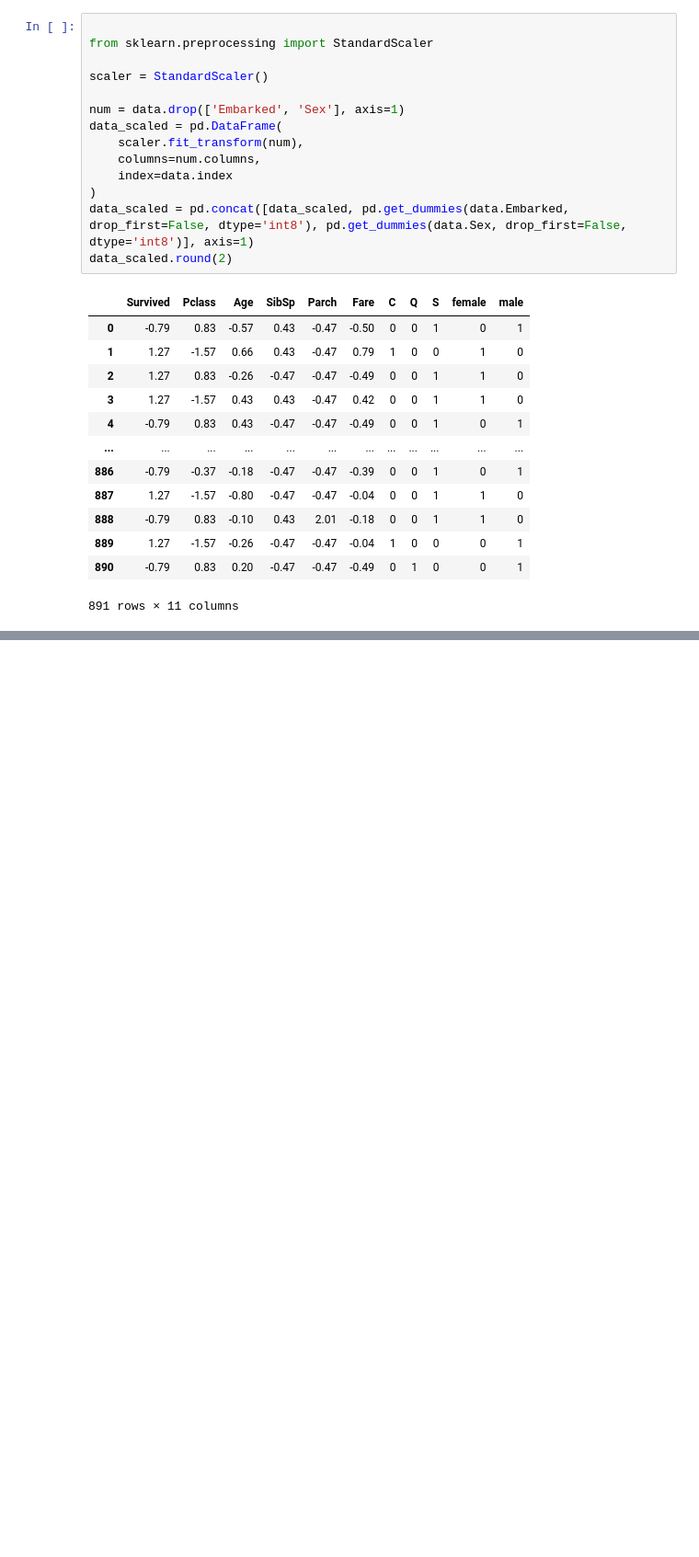
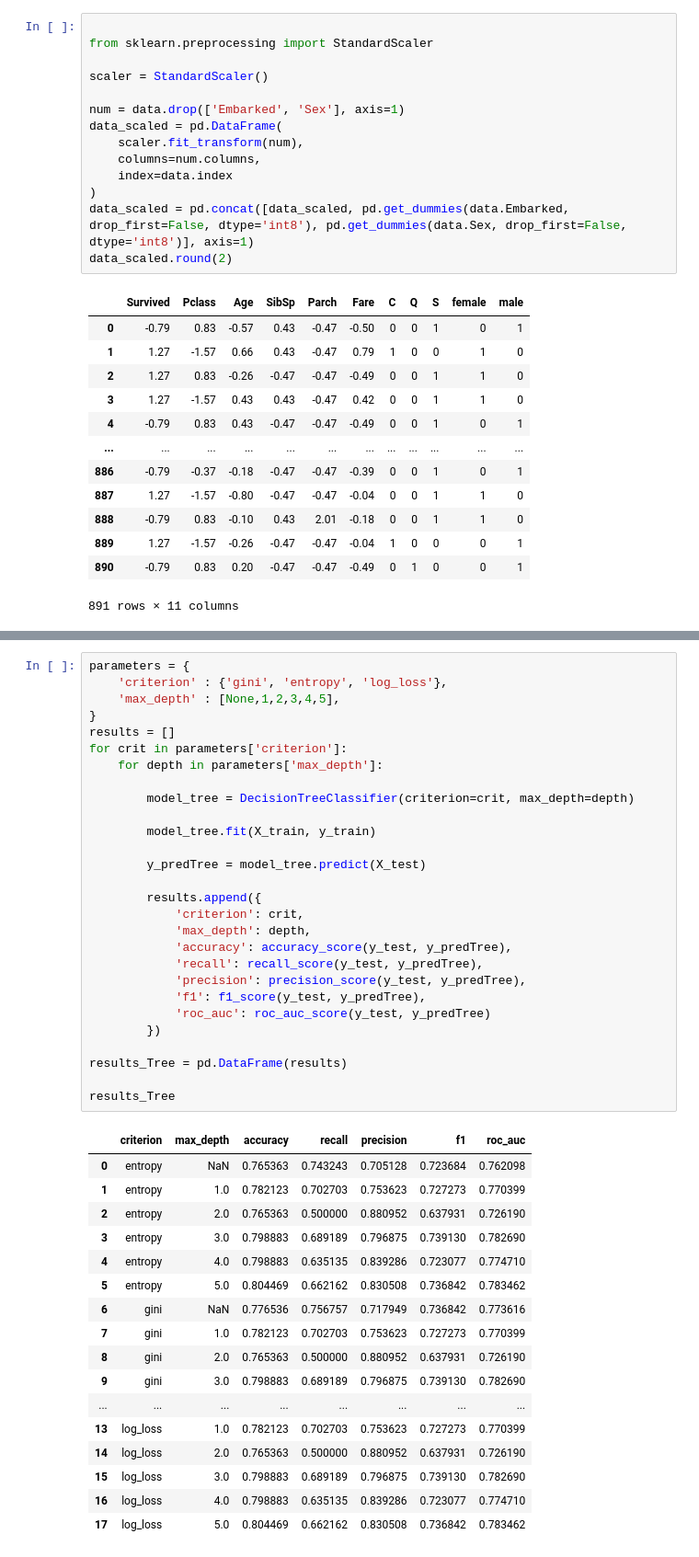
Before and after one commit to ladnodanil/ml1, a Jupyter notebook: laba3.ipynb, the cells around one changed output, grey strips where cells are left out. Shown at 92% size. Drawn from its saved outputs; the diff is of its cells as text; blank space fills up the shorter version.

```diff
--- a/laba3.ipynb
+++ b/laba3.ipynb
@@ -431,0 +558,46 @@ print(np.array(X_train))
+# %%
+parameters = {
+    'criterion' : {'gini', 'entropy', 'log_loss'},
+    'max_depth' : [None,1,2,3,4,5],
+}
+results = []
+for crit in parameters['criterion']:
+    for depth in parameters['max_depth']:
+
+        model_tree = DecisionTreeClassifier(criterion=crit, max_depth=depth)
+
+        model_tree.fit(X_train, y_train)
+
+        y_predTree = model_tree.predict(X_test)
+
+        results.append({
+            'criterion': crit,
+            'max_depth': depth,
+            'accuracy': accuracy_score(y_test, y_predTree),
+            'recall': recall_score(y_test, y_predTree),
+            'precision': precision_score(y_test, y_predTree),
+            'f1': f1_score(y_test, y_predTree),
+            'roc_auc': roc_auc_score(y_test, y_predTree)
+        })
+
+results_Tree = pd.DataFrame(results)
+
+results_Tree
+# %% [output]
+|  | criterion | max_depth | accuracy | recall | precision | f1 | roc_auc |
+| 0 | entropy | NaN | 0.765363 | 0.743243 | 0.705128 | 0.723684 | 0.762098 |
+| 1 | entropy | 1.0 | 0.782123 | 0.702703 | 0.753623 | 0.727273 | 0.770399 |
+| 2 | entropy | 2.0 | 0.765363 | 0.500000 | 0.880952 | 0.637931 | 0.726190 |
+| 3 | entropy | 3.0 | 0.798883 | 0.689189 | 0.796875 | 0.739130 | 0.782690 |
+| 4 | entropy | 4.0 | 0.798883 | 0.635135 | 0.839286 | 0.723077 | 0.774710 |
+| 5 | entropy | 5.0 | 0.804469 | 0.662162 | 0.830508 | 0.736842 | 0.783462 |
+| 6 | gini | NaN | 0.776536 | 0.756757 | 0.717949 | 0.736842 | 0.773616 |
+| 7 | gini | 1.0 | 0.782123 | 0.702703 | 0.753623 | 0.727273 | 0.770399 |
+| 8 | gini | 2.0 | 0.765363 | 0.500000 | 0.880952 | 0.637931 | 0.726190 |
+| 9 | gini | 3.0 | 0.798883 | 0.689189 | 0.796875 | 0.739130 | 0.782690 |
+| ... | ... | ... | ... | ... | ... | ... | ... |
+| 13 | log_loss | 1.0 | 0.782123 | 0.702703 | 0.753623 | 0.727273 | 0.770399 |
+| 14 | log_loss | 2.0 | 0.765363 | 0.500000 | 0.880952 | 0.637931 | 0.726190 |
+| 15 | log_loss | 3.0 | 0.798883 | 0.689189 | 0.796875 | 0.739130 | 0.782690 |
+| 16 | log_loss | 4.0 | 0.798883 | 0.635135 | 0.839286 | 0.723077 | 0.774710 |
+| 17 | log_loss | 5.0 | 0.804469 | 0.662162 | 0.830508 | 0.736842 | 0.783462 |
```
Also changed, not shown: parts of 44 cells of this notebook, 1 other file.
